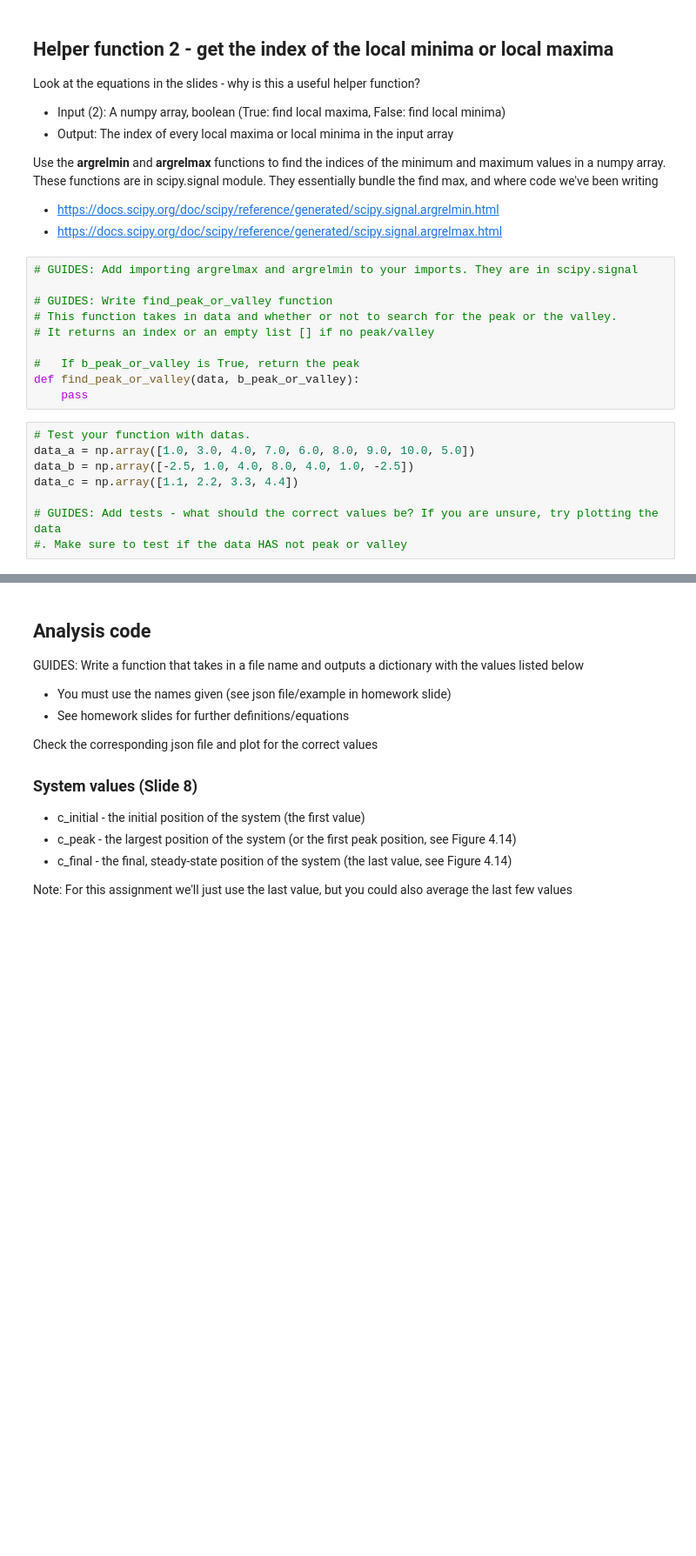
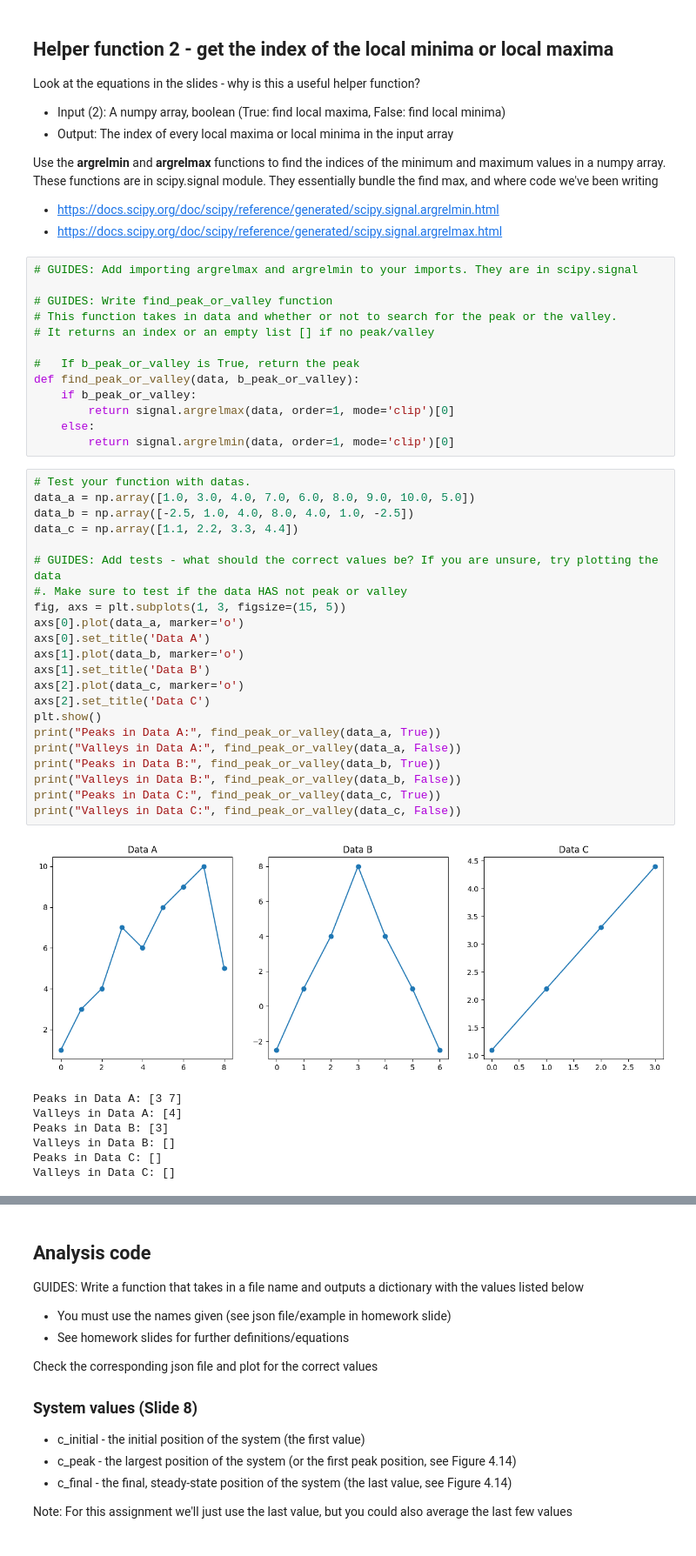
Before and after one commit to AllThePinq/IntroPythonProgramming, a Jupyter notebook: Week_4_fitting/HW_2_system_analysis.ipynb, the cells around one changed output, grey strips where cells are left out. Shown at 87% size. Saved outputs shown, nothing was run; the diff lists cells and outputs as text; blank space fills up the shorter version.

```diff
--- a/Week_4_fitting/HW_2_system_analysis.ipynb
+++ b/Week_4_fitting/HW_2_system_analysis.ipynb
@@ -95,14 +99,39 @@ These functions are in scipy.signal module. They essentially bundle the find max
 
 #   If b_peak_or_valley is True, return the peak
 def find_peak_or_valley(data, b_peak_or_valley):
-    pass
+    if b_peak_or_valley:
+        return signal.argrelmax(data, order=1, mode='clip')[0]
+    else:
+        return signal.argrelmin(data, order=1, mode='clip')[0]
 # %%
 # Test your function with datas.
 data_a = np.array([1.0, 3.0, 4.0, 7.0, 6.0, 8.0, 9.0, 10.0, 5.0])
 data_b = np.array([-2.5, 1.0, 4.0, 8.0, 4.0, 1.0, -2.5])
 data_c = np.array([1.1, 2.2, 3.3, 4.4])
 
 # GUIDES: Add tests - what should the correct values be? If you are unsure, try plotting the data
 #. Make sure to test if the data HAS not peak or valley
+fig, axs = plt.subplots(1, 3, figsize=(15, 5))
+axs[0].plot(data_a, marker='o')
+axs[0].set_title('Data A')
+axs[1].plot(data_b, marker='o')
+axs[1].set_title('Data B')
+axs[2].plot(data_c, marker='o')
+axs[2].set_title('Data C')
+plt.show()
+print("Peaks in Data A:", find_peak_or_valley(data_a, True))
+print("Valleys in Data A:", find_peak_or_valley(data_a, False))
+print("Peaks in Data B:", find_peak_or_valley(data_b, True))
+print("Valleys in Data B:", find_peak_or_valley(data_b, False))
+print("Peaks in Data C:", find_peak_or_valley(data_c, True))
+print("Valleys in Data C:", find_peak_or_valley(data_c, False))
+# %% [output]
+[figure, added]
+Peaks in Data A: [3 7]
+Valleys in Data A: [4]
+Peaks in Data B: [3]
+Valleys in Data B: []
+Peaks in Data C: []
+Valleys in Data C: []
 # %%
 grader.check("get_index")
```
Also changed, not shown: parts of 30 cells of this notebook, 7 other files.
